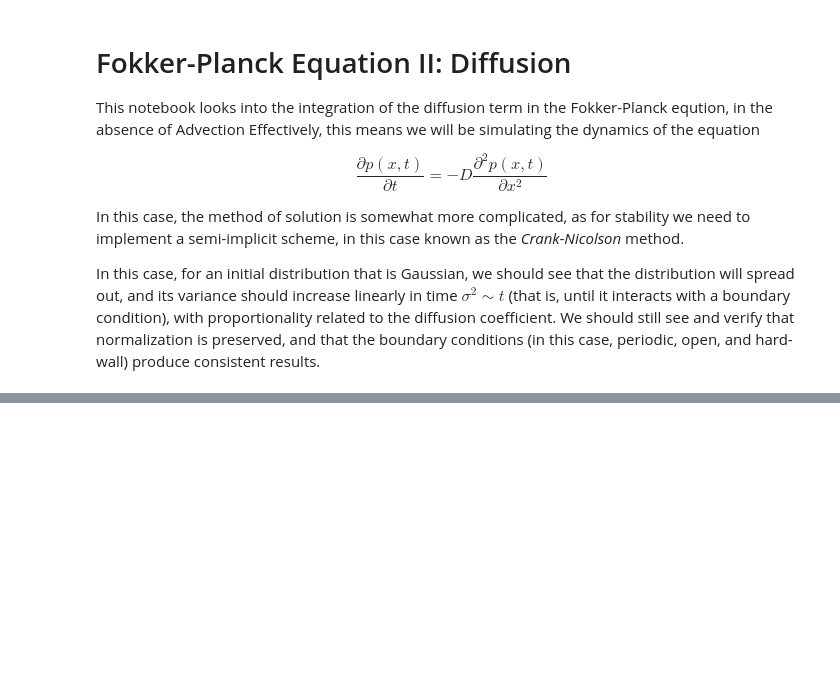
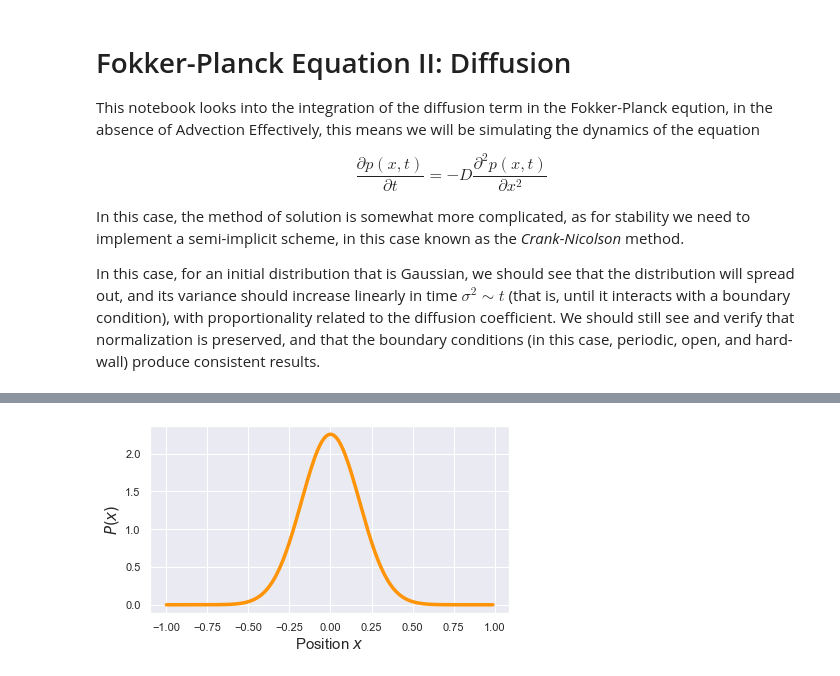
Before and after one commit to StevenJLarge/FokkerPlanck, a Jupyter notebook: notebooks/02-slarge-diffusion.ipynb, the cells around one changed output, grey strips where cells are left out. Drawn from its saved outputs; the diff is of its cells as text; code cells hidden in the pictures; blank space fills up the shorter version.

```diff
--- a/notebooks/02-slarge-diffusion.ipynb
+++ b/notebooks/02-slarge-diffusion.ipynb
@@ -25,8 +25,8 @@ dx = 0.01
 x_array = np.arange(-1, 1, dx)
 
 # To start, initialize an integrator object
-fpe = Integrator.FPE_Integrator_1D(D, dt, dx, x_array, boundaryCond="periodic")
+fpe = Integrator.FPE_Integrator_1D(D, dt, dx, x_array, boundaryCond="open")
 
 # And we can, again, list the integrator attributes
-fpe.__dict__keys()
+fpe.__dict__.keys()
 # %% [output]
@@ -33,0 +40,14 @@ TypeError: Can't instantiate abstract class FPE_Integrator_1D with abstract meth
+# %%
+# Now, we can initialize the system with a Gsassian distribution using hthe build-in initializer
+init_var = 1 / 32
+fpe.initializeProbability(0, init_var)
+
+# and plot the initial probably
+fig, ax = plt.subplots(1, 1, figsize=(6, 3.5))
+ax.plot(fpe.xArray, fpe.prob, linewidth=3.5, color=sns.xkcd_rgb["tangerine"])
+ax.set_xlabel(r"Position $x$", fontsize=15)
+ax.set_ylabel(r"$P(x)$", fontsize=15)
+plt.tight_layout()
+plt.show()
+# %% [output]
+[figure, added]
```
Also changed, not shown: parts of 10 cells of this notebook.
